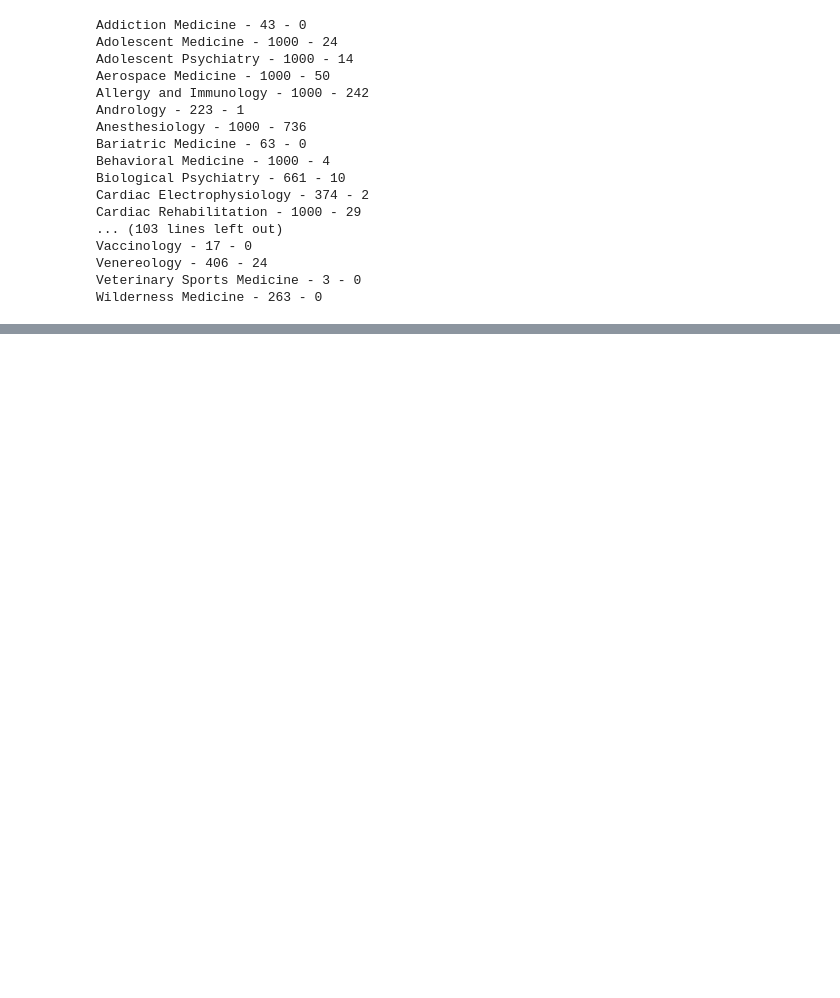
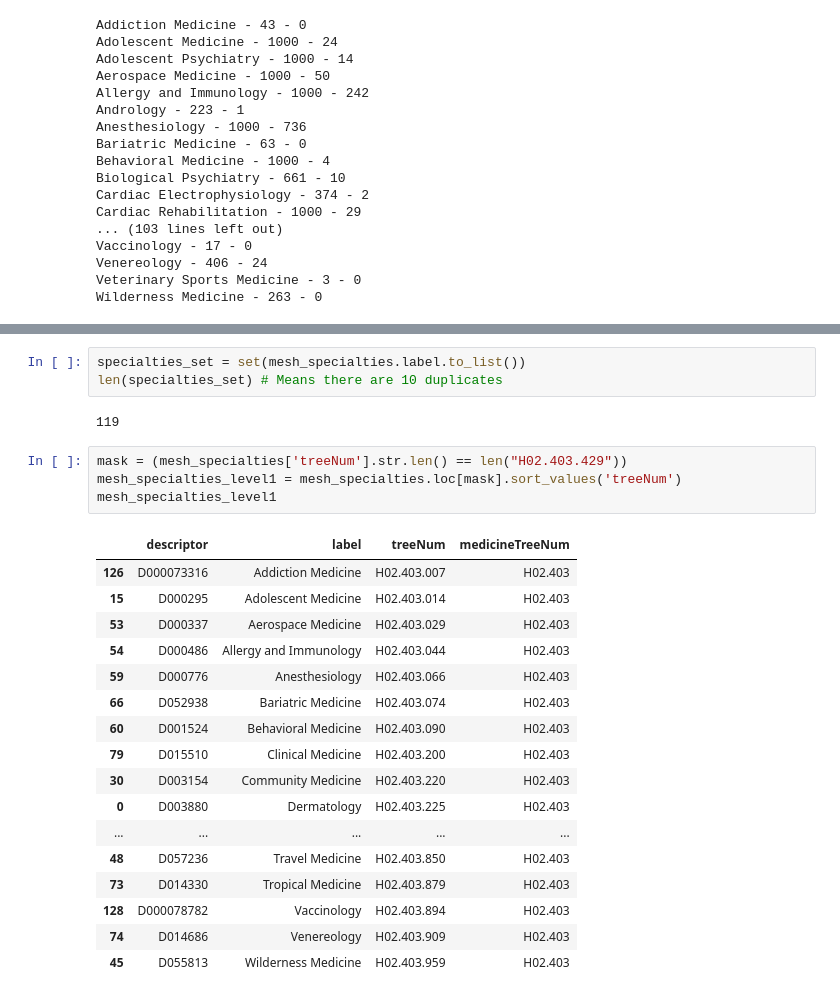
Before and after one commit to plopezgarcia/specialist-lexicon, a Jupyter notebook: tests.ipynb, the cells around one changed output, grey strips where cells are left out. Cells and saved outputs as stored; diff of their text form; blank space fills up the shorter version.

```diff
--- a/tests.ipynb
+++ b/tests.ipynb
@@ -61,0 +98,27 @@ Wilderness Medicine - 263 - 0
+# %%
+specialties_set = set(mesh_specialties.label.to_list())
+len(specialties_set) # Means there are 10 duplicates
+# %% [output]
+119
+# %%
+mask = (mesh_specialties['treeNum'].str.len() == len("H02.403.429"))
+mesh_specialties_level1 = mesh_specialties.loc[mask].sort_values('treeNum')
+mesh_specialties_level1
+# %% [output]
+|  | descriptor | label | treeNum | medicineTreeNum |
+| 126 | D000073316 | Addiction Medicine | H02.403.007 | H02.403 |
+| 15 | D000295 | Adolescent Medicine | H02.403.014 | H02.403 |
+| 53 | D000337 | Aerospace Medicine | H02.403.029 | H02.403 |
+| 54 | D000486 | Allergy and Immunology | H02.403.044 | H02.403 |
+| 59 | D000776 | Anesthesiology | H02.403.066 | H02.403 |
+| 66 | D052938 | Bariatric Medicine | H02.403.074 | H02.403 |
+| 60 | D001524 | Behavioral Medicine | H02.403.090 | H02.403 |
+| 79 | D015510 | Clinical Medicine | H02.403.200 | H02.403 |
+| 30 | D003154 | Community Medicine | H02.403.220 | H02.403 |
+| 0 | D003880 | Dermatology | H02.403.225 | H02.403 |
+| ... | ... | ... | ... | ... |
+| 48 | D057236 | Travel Medicine | H02.403.850 | H02.403 |
+| 73 | D014330 | Tropical Medicine | H02.403.879 | H02.403 |
+| 128 | D000078782 | Vaccinology | H02.403.894 | H02.403 |
+| 74 | D014686 | Venereology | H02.403.909 | H02.403 |
+| 45 | D055813 | Wilderness Medicine | H02.403.959 | H02.403 |
```
Also changed, not shown: parts of 5 cells of this notebook, 1 other file.
